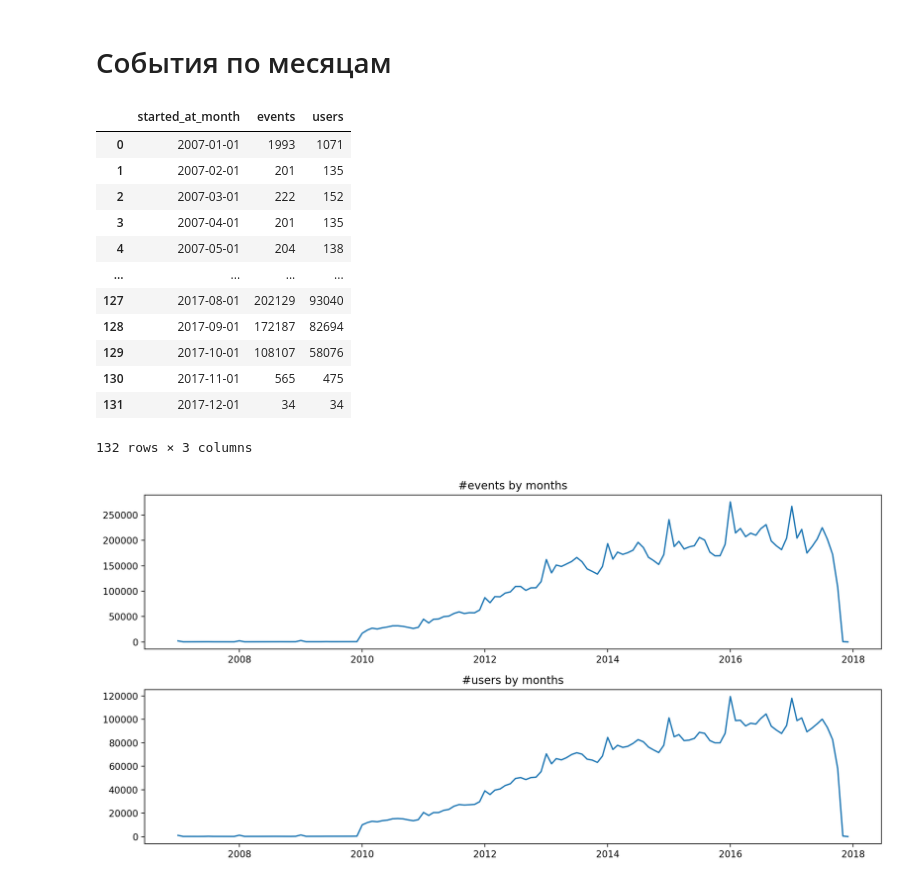
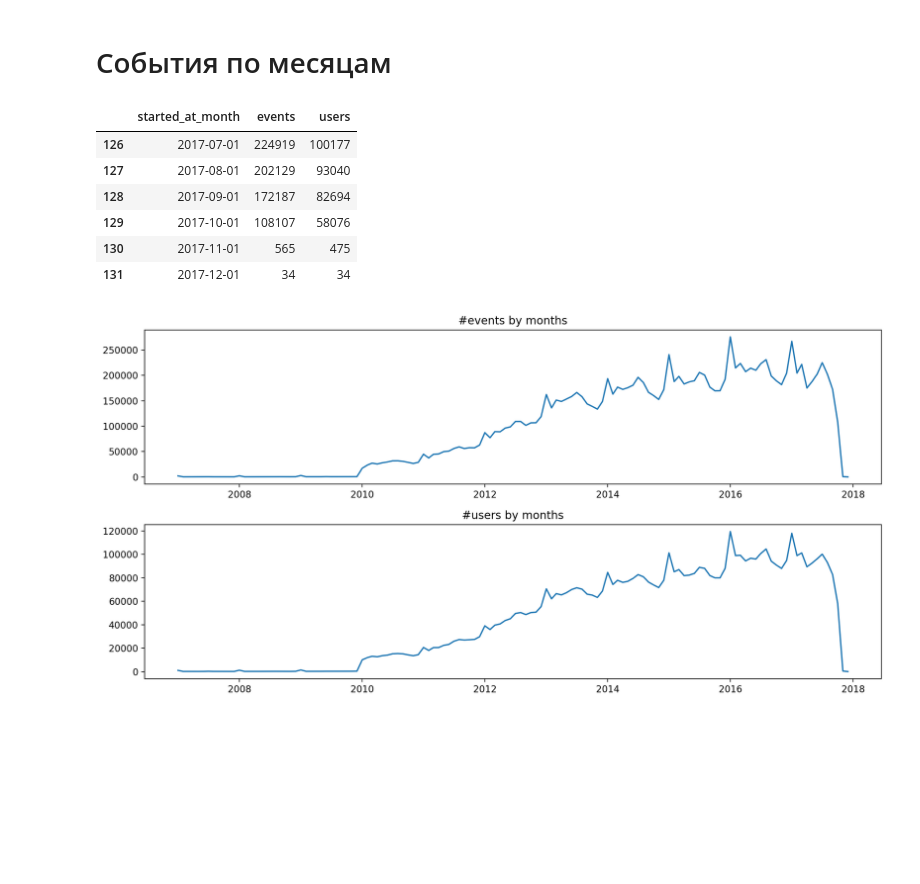
Before and after one commit to ujhmaster/mle-recsys-start, a Jupyter notebook: preprocessing.ipynb, the cells around one changed output. Saved outputs shown, nothing was run; the diff lists cells and outputs as text; code cells hidden in the pictures; blank space fills up the shorter version.

```diff
--- a/preprocessing.ipynb
+++ b/preprocessing.ipynb
@@ -146,21 +146,15 @@ interactions["started_at_month"] = pd.to_datetime(interactions["started_at"]).dt
 # %%
 interactions_by_month = interactions.groupby("started_at_month").agg(events=("started_at", "count"), users=("user_id", "nunique")).reset_index()
 # %%
-interactions_by_month
+interactions_by_month.tail(6)
 # %% [output]
 |  | started_at_month | events | users |
-| 0 | 2007-01-01 | 1993 | 1071 |
-| 1 | 2007-02-01 | 201 | 135 |
-| 2 | 2007-03-01 | 222 | 152 |
-| 3 | 2007-04-01 | 201 | 135 |
-| 4 | 2007-05-01 | 204 | 138 |
-| ... | ... | ... | ... |
+| 126 | 2017-07-01 | 224919 | 100177 |
 | 127 | 2017-08-01 | 202129 | 93040 |
 | 128 | 2017-09-01 | 172187 | 82694 |
 | 129 | 2017-10-01 | 108107 | 58076 |
 | 130 | 2017-11-01 | 565 | 475 |
 | 131 | 2017-12-01 | 34 | 34 |
-132 rows × 3 columns
 # %%
 # распределение взаимодействий по годам
 
```
Also changed, not shown: parts of 23 cells of this notebook, 1 other file.
